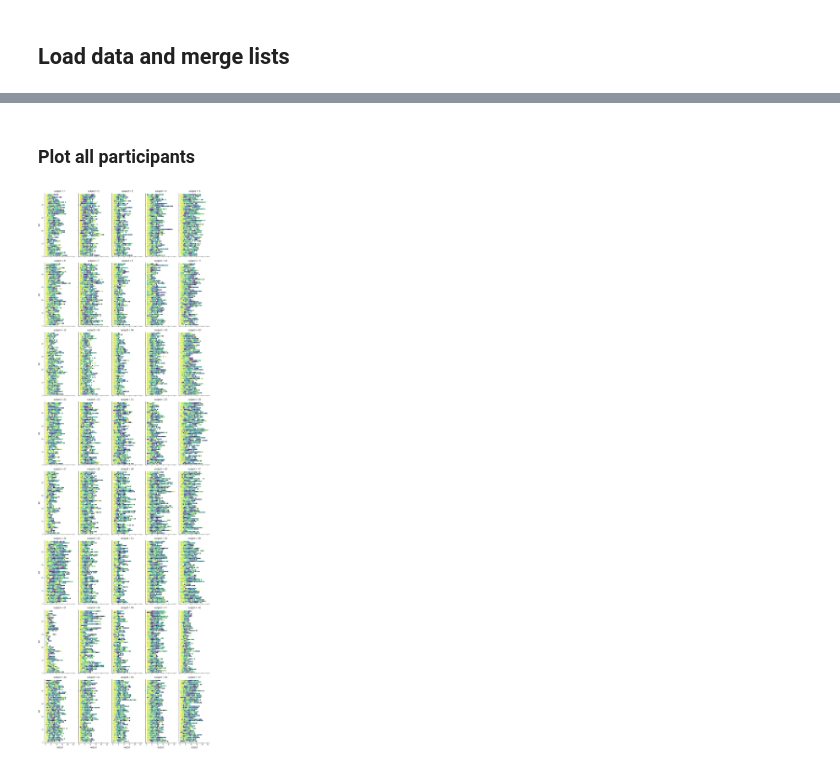
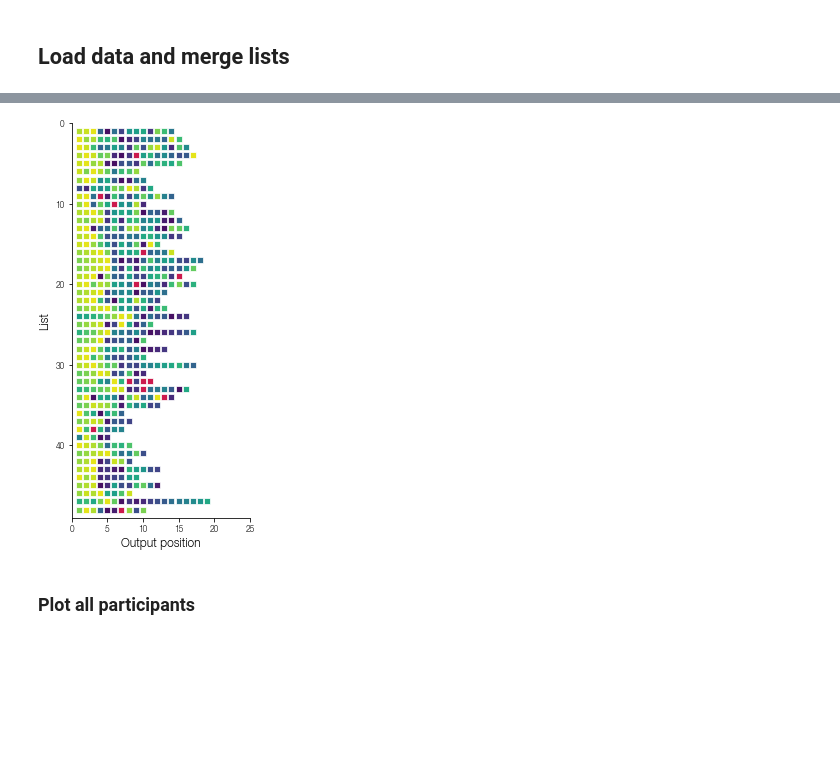
Before and after one commit to mortonne/psifr-notebooks, a Jupyter notebook: demo_raster.ipynb, the cells around one changed output, grey strips where cells are left out. Drawn from its saved outputs; the diff is of its cells as text; code cells hidden in the pictures; blank space fills up the shorter version.

```diff
--- a/demo_raster.ipynb
+++ b/demo_raster.ipynb
@@ -45,10 +30,6 @@ fig.savefig('raster.png', dpi=300)
+# %%
+g = fr.plot_raster(subj, orientation='vertical');
+# %% [output]
+[figure, added]
 # %% [markdown]
 ### Plot all participants
-# %%
-g = sns.relplot(kind='scatter', x='output', y='list', hue='input',
-                aspect=.5, marker='s',
-                palette=sns.color_palette('viridis', 24),
-                col='subject', col_wrap=5, data=data, legend=False);
-g.set(ylim=(0, 49));
-# %% [output]
-[figure, removed]
```
Also changed, not shown: parts of 9 cells of this notebook.
